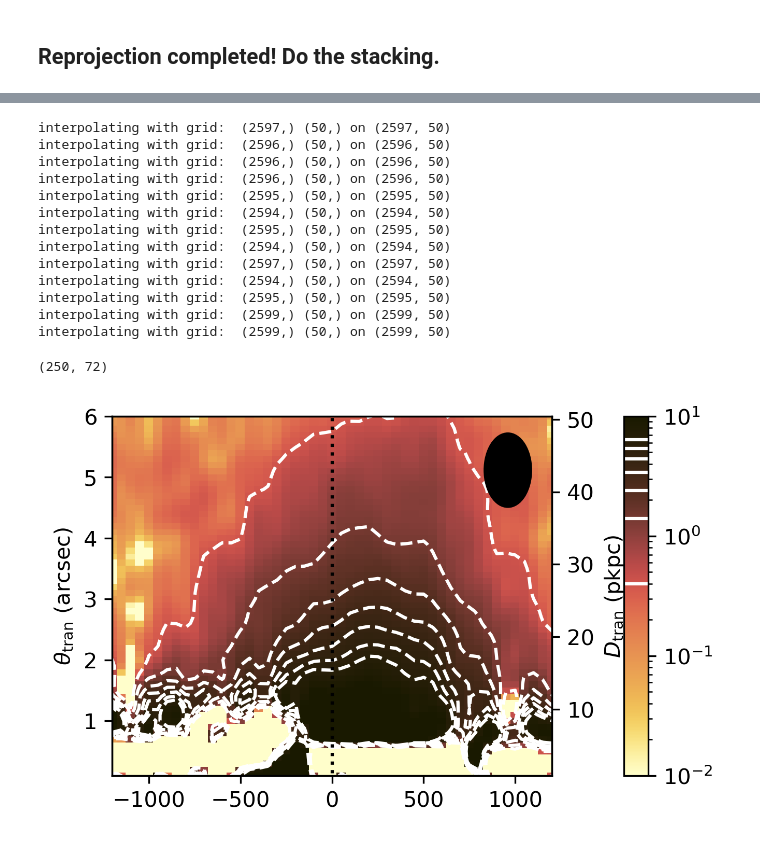
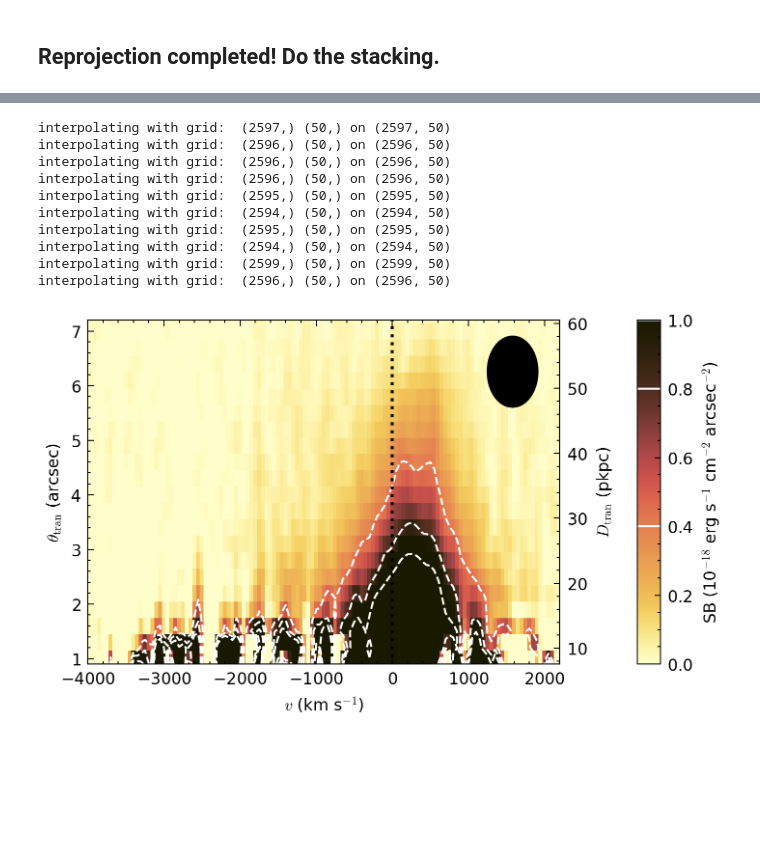
Before and after one commit to yuanzeding/KBSS_DataAnalysis, a Jupyter notebook: stack_analysis/stacking.ipynb, the cells around one changed output, grey strips where cells are left out. Drawn from its saved outputs; the diff is of its cells as text; code cells hidden in the pictures; blank space fills up the shorter version.

```diff
--- a/stack_analysis/stacking.ipynb
+++ b/stack_analysis/stacking.ipynb
@@ -624,14 +785,15 @@ qsos = ascii.read(KBSSpath+"/KCWI/qsos_bright.kcwi",format="ipac")
 # %%
-
-for ind,psname in enumerate(qsos['Name']):
+overwrite=True
+radius=6
+for ind,psname in enumerate(QSOtab['Name']):
     sentry=qsos[qsos["Name"]==psname]
     field=sentry["Field"].value[0]
     if field != 'Q1623':
         subdapath=KBSSpath+"/"+field+"/QSO"
-        Subfile = subdapath+"/{}-qso_icubes_wcs.PSFCONTSub.fits".format(field.lower())
+        Subfile = subdapath+"/{}-qso_icubes_wcs_{}.PSFCONTSub.fits".format(field.lower(),int(radius/0.3))
         xpix = sentry["x"].value[0]
         ypix = sentry["y"].value[0]
-        writefn=subdapath+"/{}-qso_icubes_wcs.cyli.fits".format(field.lower())
+        writefn=subdapath+"/{}-qso_icubes_wcs_r{}_masked.cyli.fits".format(field.lower(),radius)
     else:
         continue
         #name=sentry["Name"].split[1]
@@ -640,12 +802,13 @@ for ind,psname in enumerate(qsos['Name']):
         #xpix = sentry["x"].value[0]
         #ypix = sentry["y"].value[0]
         #writefn=subdapath+"/kcwi_oned/{}-{}_icubes_wcs.cyli.fits".format(cubename.lower(),psname)
-    if not os.path.exists(writefn):
+    if overwrite == True or (not os.path.exists(writefn)):
         print("reprojecting",psname,"to cylindrical system...")
+        print("writing:",writefn)
         hdu=fits.open(Subfile)
         hdu2=fits.open(cubefile)
         hdu[0].header["CNAME3"]=hdu2[0].header["CNAME3"]
-        nhdu=kcwi_tools.cart2cyli(hdu[0],[xpix,ypix],r_range=[0,15],writefn=writefn)
+        nhdu=kcwi_tools.cart2cyli(hdu[0],[xpix,ypix],r_range=[0,15],writefn=writefn,montage=True)
     else:
         print(f"reprojected cube existed for {psname:s}: no stacking performed ")
 # %% [output]
@@ -923,7 +1092,7 @@ def plot_cp2d(cp2d, fig, ax, log=True, norm=True, snr=False, cont=False,PSFSub=F
 
     return
 # %%
-QSOtab=qsos[(qsos['contam']=="False")&(qsos['r']<19.)]
+QSOtab=qsos[(qsos['contam']=="False")&(qsos['Field'] != "Q1623")&(qsos['Field'] != "Q1700")]
 # %%
 QSOtab
 # %% [output]
@@ -945,7 +1111,10 @@ Table length=13
 | Q2206-199 | Q2206 | 332.217 | -19.733 | 51.73 | 54.07 | 0.023 | 2.558 | 2.573 | 0.001 | False | 17.83 | ... |
 | Q2343+12 | Q2343 | 356.618 | 12.816 | 50.29 | 50.91 | 0.032 | 2.515 | 2.573 | 0.0001 | False | 18.18 | ... |
 # %%
-result=stack_cp2d(QSOtab,get_rprofile=True,return_cube=True,nboot=500)
+importlib.reload(kcwi_tools)
+importlib.reload(common_tools_yd)
+
+result=common_tools_yd.stack_cp2d(QSOtab,get_rprofile=True,return_cube=True,nboot=40,get_vlyas=True,radius=radius)
 # %% [output]
 interpolating with grid:  (2597,) (50,) on (2597, 50)
 interpolating with grid:  (2596,) (50,) on (2596, 50)
@@ -955,23 +1124,25 @@ interpolating with grid:  (2595,) (50,) on (2595, 50)
 interpolating with grid:  (2594,) (50,) on (2594, 50)
 interpolating with grid:  (2595,) (50,) on (2595, 50)
 interpolating with grid:  (2594,) (50,) on (2594, 50)
-interpolating with grid:  (2597,) (50,) on (2597, 50)
-interpolating with grid:  (2594,) (50,) on (2594, 50)
-interpolating with grid:  (2595,) (50,) on (2595, 50)
 interpolating with grid:  (2599,) (50,) on (2599, 50)
-interpolating with grid:  (2599,) (50,) on (2599, 50)
+interpolating with grid:  (2596,) (50,) on (2596, 50)
-# %%
-result[2].shape
-# %% [output]
-(250, 72)
 # %%
 #import common_tools
 #importlib.reload(common_tools)
-from astropy.cosmology import Planck18
+importlib.reload(common_tools_yd)
+plt.style.use(["science","no-latex"])
+plt.rcParams.update({
+    "font.family": "dejavu sans",   # specify font family here
+    "font.serif": ["Times"],  # specify font here
+    "font.size":8,
+"legend.fancybox":True})
+
 fig, ax = plt.subplots(figsize=(5,3),dpi=300)
 
-plot_cp2d(result[0],fig,ax,log=True,PSFSub=True,HL=True,cosmo=Planck18)
-#fig.savefig("/disk/bifrost/yuanze/KBSS/stack_analysis/fig/stack_ps_HLQSOs.pdf")
+common_tools_yd.plot_cp2d(result[0]*100,fig,ax,log=False,PSFSub=True,HL=True,cosmo=Planck18)
+fig.tight_layout()
+
+#fig.savefig("/disk/bifrost/yuanze/KBSS/QSOs_r{}_newcode/stack_ps_HLQSOs.pdf".format(radius))
 # %% [output]
-[figure, old version]
+[figure, new version]
 # %%
```
Also changed, not shown: parts of 36 cells of this notebook, 4 other files.
